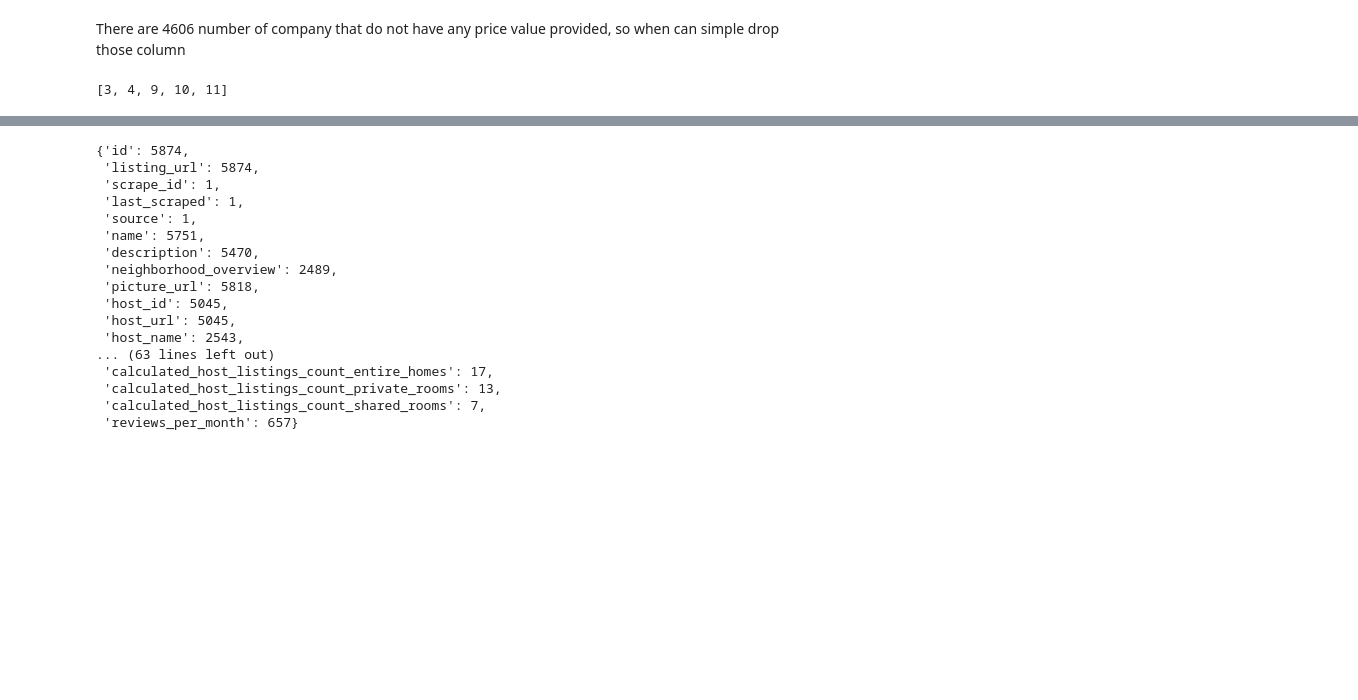
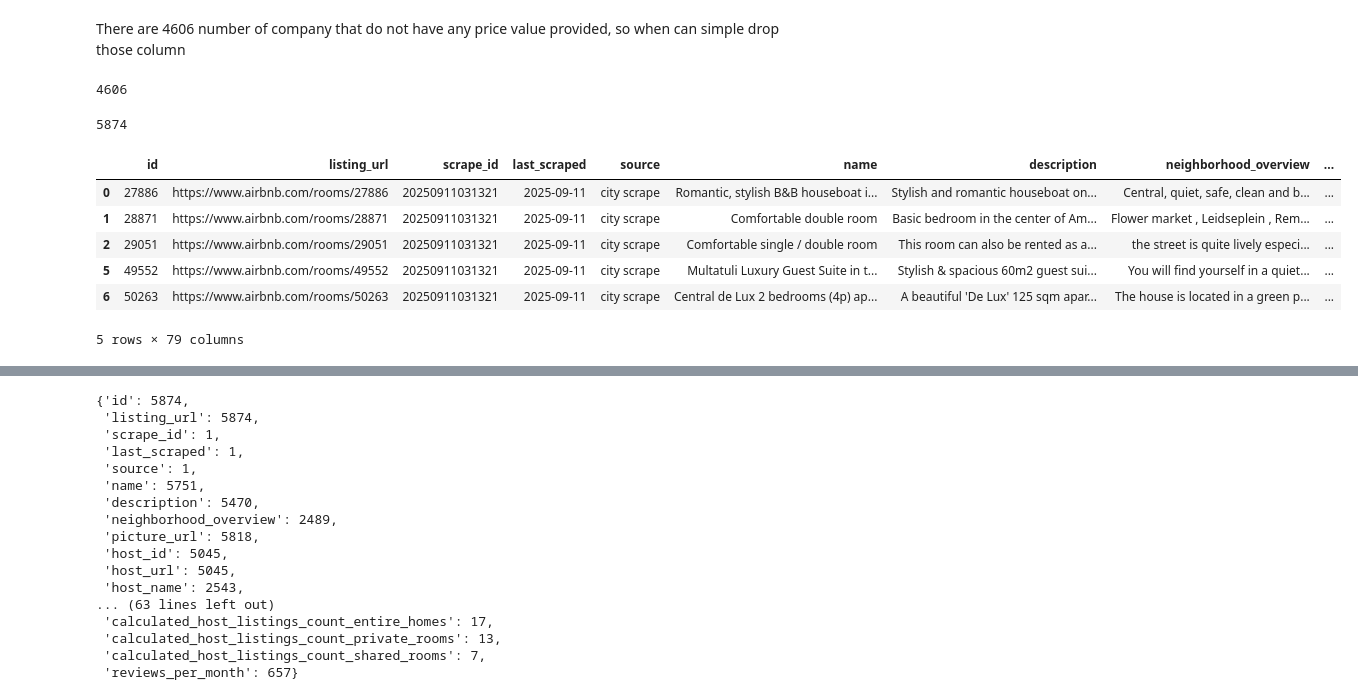
Before and after one commit to aakashaldankar/Albany-Airbnb-Price-Prediction, a Jupyter notebook: albany_pricing.ipynb, the cells around one changed output, grey strips where cells are left out. Drawn from its saved outputs; the diff is of its cells as text; code cells hidden in the pictures; blank space fills up the shorter version.

```diff
--- a/albany_pricing.ipynb
+++ b/albany_pricing.ipynb
@@ -45,11 +46,25 @@ There are 4606 number of company that do not have any price value provided, so w
 # %%
 # create list of row indices where the price is null/blank
 row_indices=df.index[(df["price"].isnull())].tolist()
-row_indices[:5]
+len(row_indices)
 # %% [output]
-[3, 4, 9, 10, 11]
+4606
 # %%
 df.drop(index=row_indices,inplace=True)
+# %%
+len(df)
+# %% [output]
+5874
+# %%
+df.head()
+# %% [output]
+|  | id | listing_url | scrape_id | last_scraped | source | name | description | neighborhood_overview | ... |
+| 0 | 27886 | https://www.airbnb.com/rooms/27886 | 20250911031321 | 2025-09-11 | city scrape | Romantic, stylish B&B houseboat i... | Stylish and romantic houseboat on... | Central, quiet, safe, clean and b... | ... |
+| 1 | 28871 | https://www.airbnb.com/rooms/28871 | 20250911031321 | 2025-09-11 | city scrape | Comfortable double room | Basic bedroom in the center of Am... | Flower market , Leidseplein , Rem... | ... |
+| 2 | 29051 | https://www.airbnb.com/rooms/29051 | 20250911031321 | 2025-09-11 | city scrape | Comfortable single / double room | This room can also be rented as a... | the street is quite lively especi... | ... |
+| 5 | 49552 | https://www.airbnb.com/rooms/49552 | 20250911031321 | 2025-09-11 | city scrape | Multatuli Luxury Guest Suite in t... | Stylish & spacious 60m2 guest sui... | You will find yourself in a quiet... | ... |
+| 6 | 50263 | https://www.airbnb.com/rooms/50263 | 20250911031321 | 2025-09-11 | city scrape | Central de Lux 2 bedrooms (4p) ap... | A beautiful 'De Lux' 125 sqm apar... | The house is located in a green p... | ... |
+5 rows × 79 columns
 # %%
 df.info()
 # %% [output]
```
Also changed, not shown: parts of 47 cells of this notebook.
